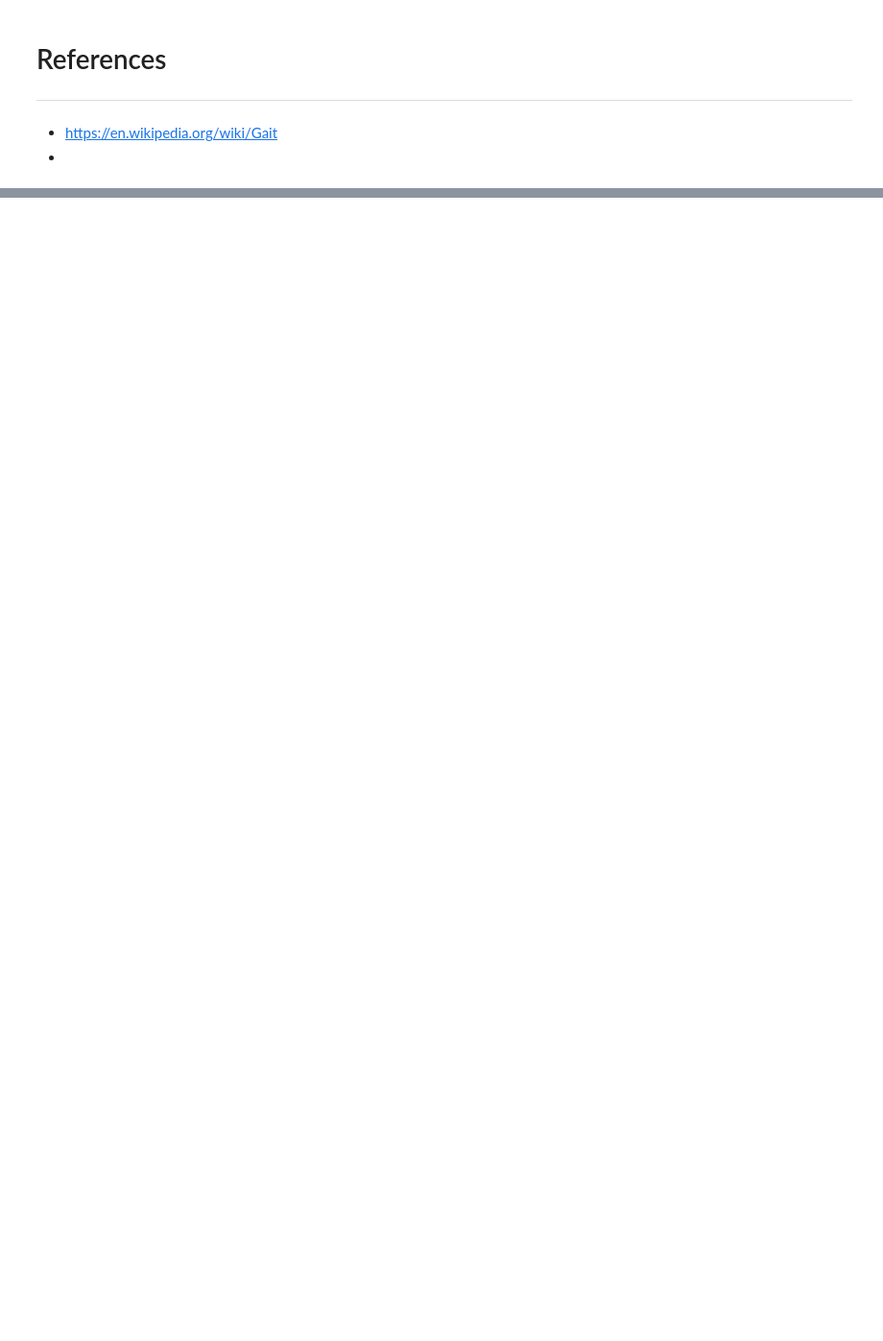
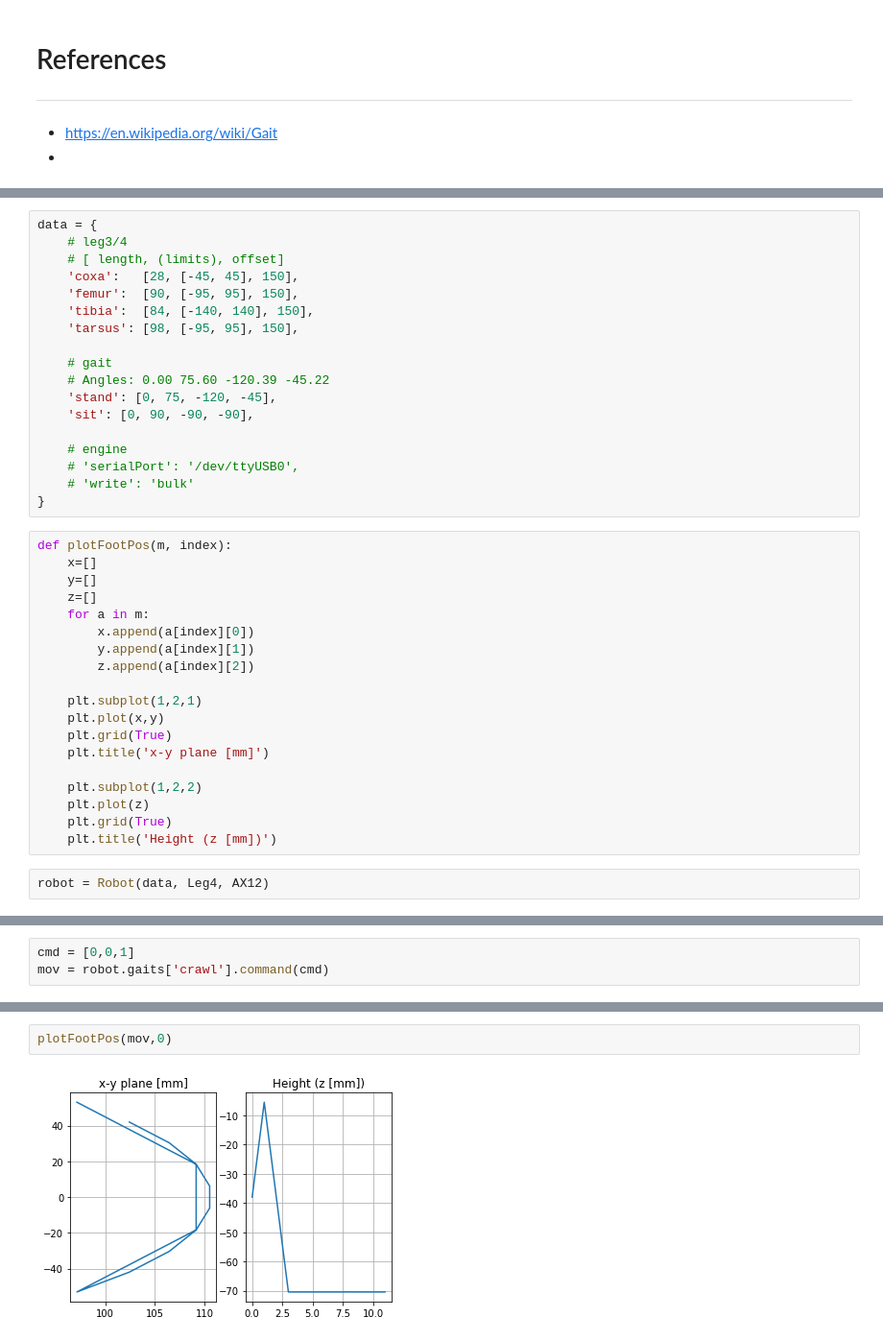
Before and after one commit to MultipedRobotics/multiped, a Jupyter notebook: ax12/docs/gait.ipynb, the cells around one changed output, grey strips where cells are left out. Shown at 96% size. Cells and saved outputs as stored; diff of their text form; blank space fills up the shorter version.

Commit message:
gait

```diff
--- a/ax12/docs/gait.ipynb
+++ b/ax12/docs/gait.ipynb
@@ -279,3 +66,42 @@ for p in pos:
 -----------
 
 <a rel="license" href="http://creativecommons.org/licenses/by-sa/4.0/"><img alt="Creative Commons License" style="border-width:0" src="https://i.creativecommons.org/l/by-sa/4.0/88x31.png" /></a><br />This work is licensed under a <a rel="license" href="http://creativecommons.org/licenses/by-sa/4.0/">Creative Commons Attribution-ShareAlike 4.0 International License</a>.
+# %%
+data = {
+    # leg3/4
+    # [ length, (limits), offset]
+    'coxa':   [28, [-45, 45], 150],
+    'femur':  [90, [-95, 95], 150],
+    'tibia':  [84, [-140, 140], 150],
+    'tarsus': [98, [-95, 95], 150],
+
+    # gait
+    # Angles: 0.00 75.60 -120.39 -45.22
+    'stand': [0, 75, -120, -45],
+    'sit': [0, 90, -90, -90],
+
+    # engine
+    # 'serialPort': '/dev/ttyUSB0',
+    # 'write': 'bulk'
+}
+# %%
+def plotFootPos(m, index):
+    x=[]
+    y=[]
+    z=[]
+    for a in m:
+        x.append(a[index][0])
+        y.append(a[index][1])
+        z.append(a[index][2])
+
+    plt.subplot(1,2,1)
+    plt.plot(x,y)
+    plt.grid(True)
+    plt.title('x-y plane [mm]')
+
+    plt.subplot(1,2,2)
+    plt.plot(z)
+    plt.grid(True)
+    plt.title('Height (z [mm])')
+# %%
+robot = Robot(data, Leg4, AX12)
@@ -281,0 +112,3 @@ for p in pos:
+# %%
+cmd = [0,0,1]
+mov = robot.gaits['crawl'].command(cmd)
@@ -281,0 +141,4 @@ for p in pos:
+# %%
+plotFootPos(mov,0)
+# %% [output]
+[figure, added]
```
Also changed, not shown: parts of 24 cells of this notebook, 1 other file.
